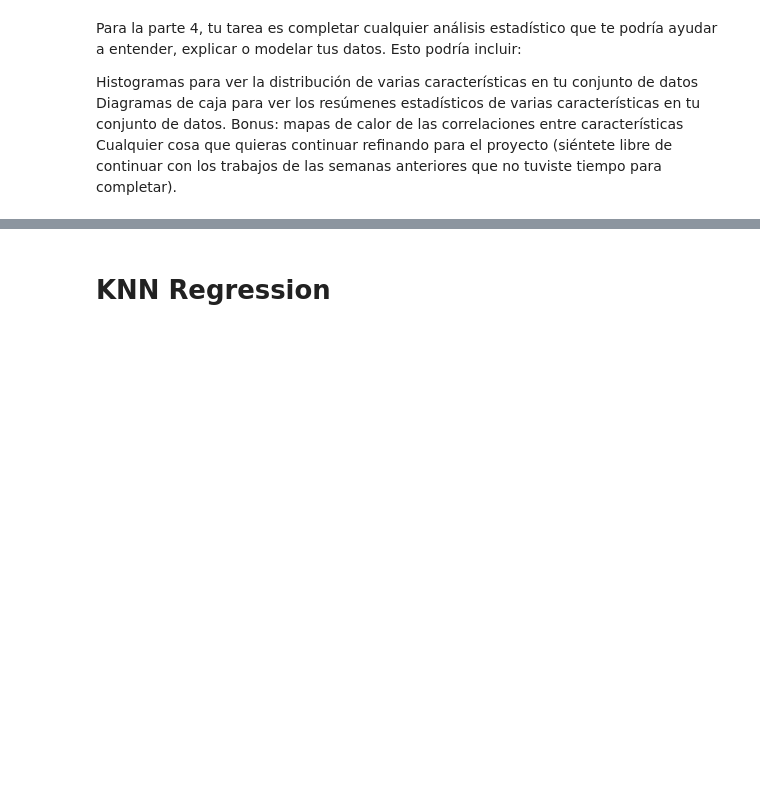
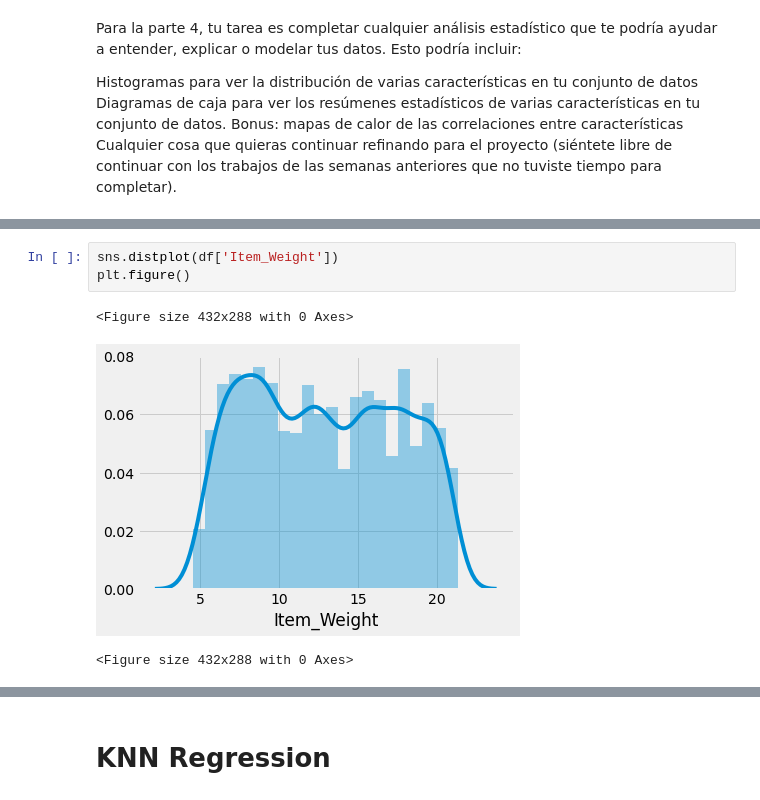
Before and after one commit to sebagit914/sales_predictions, a Jupyter notebook: Sales.ipynb, the cells around one changed output, grey strips where cells are left out. Saved outputs shown, nothing was run; the diff lists cells and outputs as text; blank space fills up the shorter version.

```diff
--- a/Sales.ipynb
+++ b/Sales.ipynb
@@ -451,0 +575,7 @@ df.describe()
+# %%
+sns.distplot(df['Item_Weight'])
+plt.figure()
+# %% [output]
+<Figure size 432x288 with 0 Axes>
+[figure, added]
+<Figure size 432x288 with 0 Axes>
```
Also changed, not shown: parts of 44 cells of this notebook.
